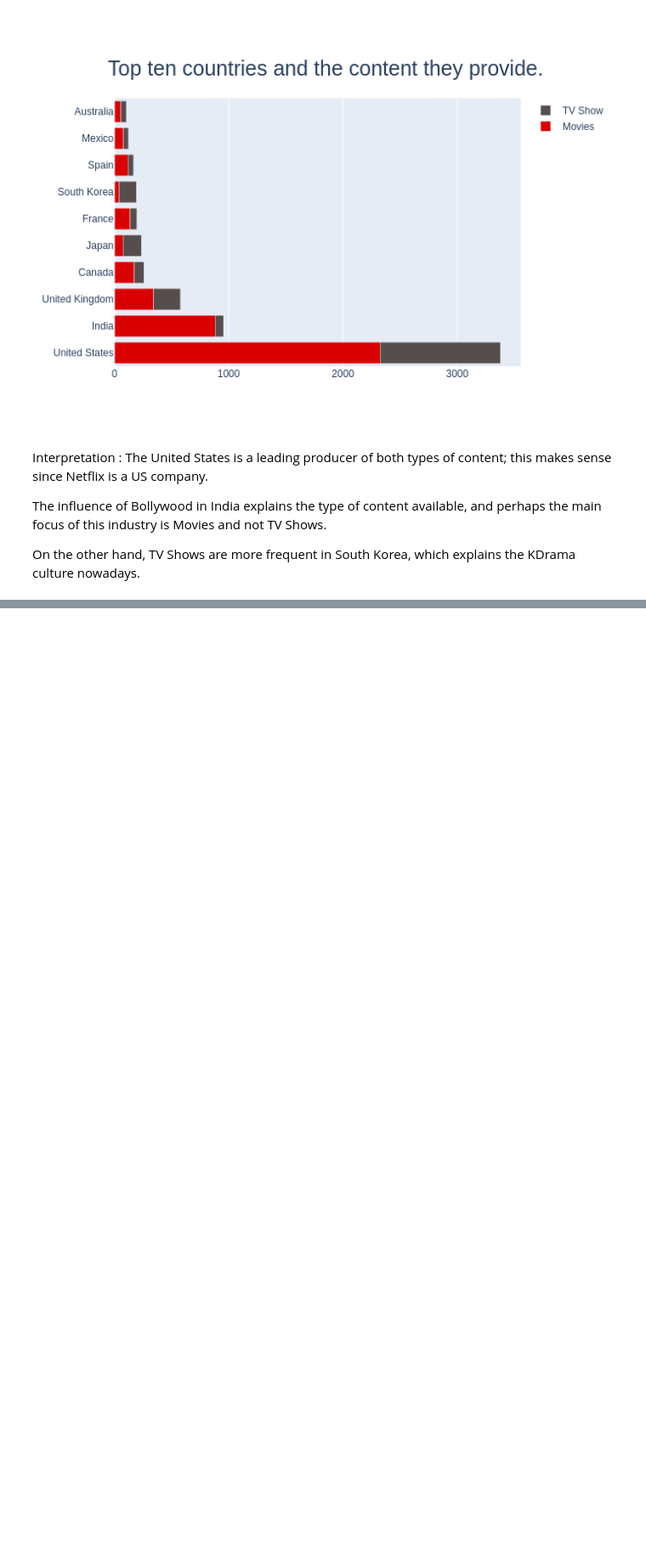
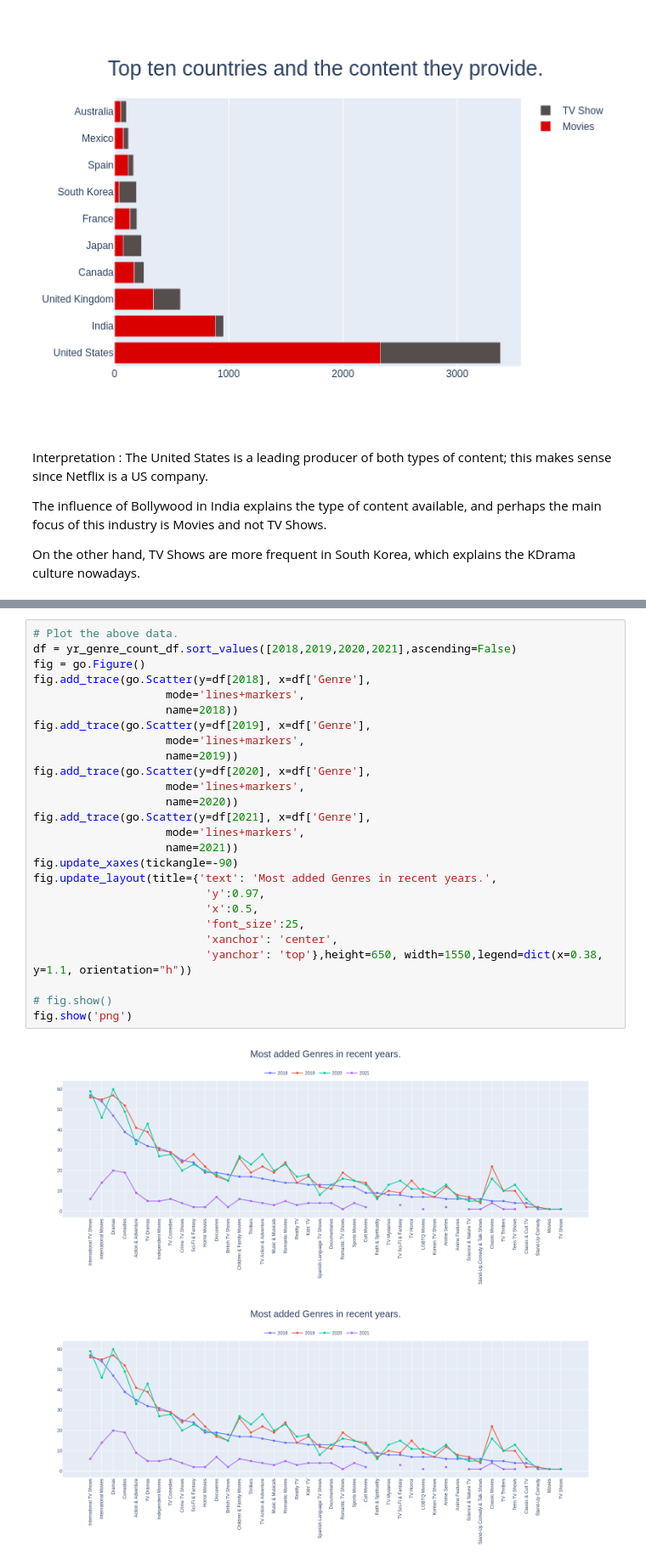
Before and after one commit to Shubhamprasad1995/NETFLIX-MOVIES-AND-TV-SHOWS-CLUSTERING, a Jupyter notebook: NETFLIX_MOVIES_AND_TV_SHOWS_CLUSTERING.ipynb, the cells around one changed output, grey strips where cells are left out. Shown at 85% size. Saved outputs shown, nothing was run; the diff lists cells and outputs as text; blank space fills up the shorter version.

```diff
--- a/NETFLIX_MOVIES_AND_TV_SHOWS_CLUSTERING.ipynb
+++ b/NETFLIX_MOVIES_AND_TV_SHOWS_CLUSTERING.ipynb
@@ -603,0 +728,29 @@ On the other hand, TV Shows are more frequent in South Korea, which explains the
+# %%
+# Plot the above data.
+df = yr_genre_count_df.sort_values([2018,2019,2020,2021],ascending=False)
+fig = go.Figure()
+fig.add_trace(go.Scatter(y=df[2018], x=df['Genre'],
+                    mode='lines+markers',
+                    name=2018))
+fig.add_trace(go.Scatter(y=df[2019], x=df['Genre'],
+                    mode='lines+markers',
+                    name=2019))
+fig.add_trace(go.Scatter(y=df[2020], x=df['Genre'],
+                    mode='lines+markers',
+                    name=2020))
+fig.add_trace(go.Scatter(y=df[2021], x=df['Genre'],
+                    mode='lines+markers',
+                    name=2021))
+fig.update_xaxes(tickangle=-90)
+fig.update_layout(title={'text': 'Most added Genres in recent years.',
+                          'y':0.97,
+                          'x':0.5,
+                          'font_size':25,
+                          'xanchor': 'center',
+                          'yanchor': 'top'},height=650, width=1550,legend=dict(x=0.38, y=1.1, orientation="h"))
+
+# fig.show()
+fig.show('png')
+# %% [output]
+[figure, added]
+[figure, added]
```
Also changed, not shown: parts of 24 cells of this notebook.
